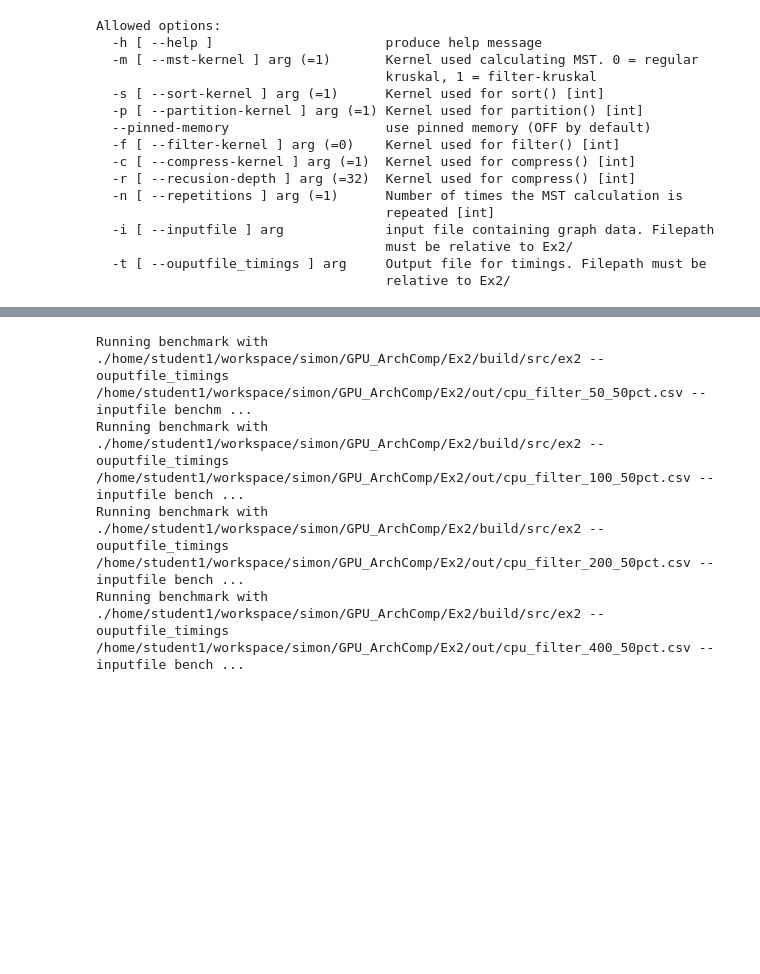
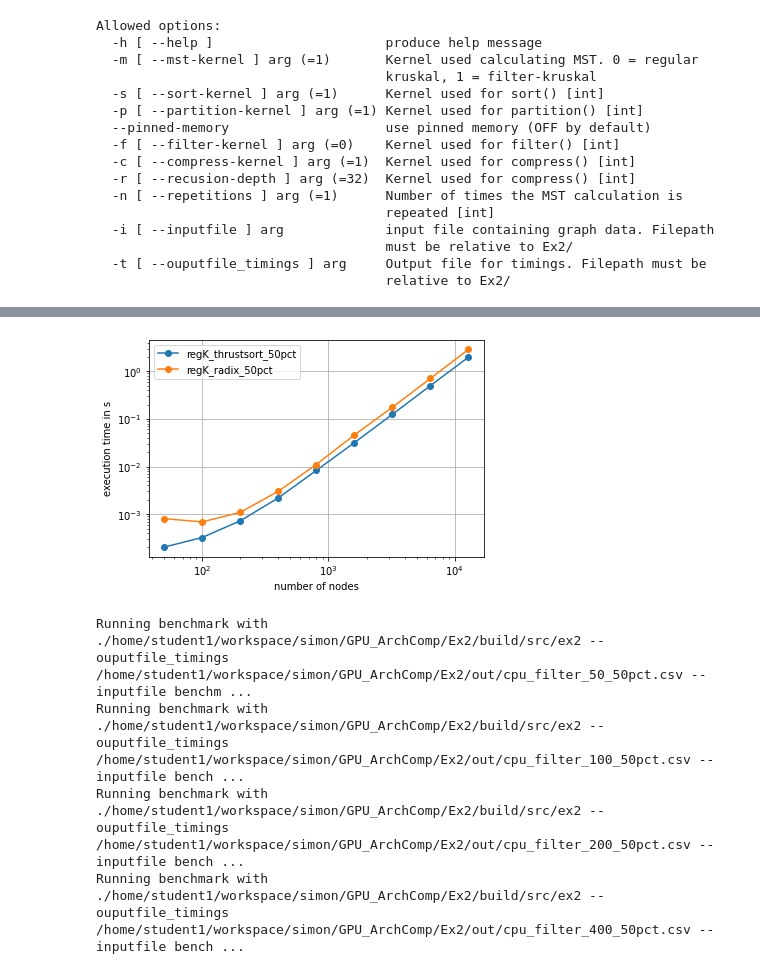
Before and after one commit to hitimr/GPU_ArchComp, a Jupyter notebook: Ex2/scripts/kruskal_benchmark.ipynb, the cells around one changed output, grey strips where cells are left out. Saved outputs shown, nothing was run; the diff lists cells and outputs as text; code cells hidden in the pictures; blank space fills up the shorter version.

```diff
--- a/Ex2/scripts/kruskal_benchmark.ipynb
+++ b/Ex2/scripts/kruskal_benchmark.ipynb
@@ -169,4 +169,4 @@ regular_kruskal_runs_d10 = get_run_list(n_nodes_list_d10, '10pct', 'filter_krusk
 regular_kruskal_runs_d50 = get_run_list(n_nodes_list_d50, '50pct', 'filter_kruskal', '-m 0')
 regular_kruskal_runs_d90 = get_run_list(n_nodes_list_d90, '90pct', 'filter_kruskal', '-m 0')
 # %%
-do_benchmark_runs(cpu_runs_d50)
+do_benchmark_runs(regK_thrustsort_runs_d50)
@@ -183,2 +173,2 @@ Running benchmark with ./home/student1/workspace/simon/GPU_ArchComp/Ex2/build/sr
 # %%
-do_benchmark_runs(filk_gpu_filter_runs_d50)
+do_benchmark_runs(regK_thrustsort_runs_d50)
@@ -195,3 +175,10 @@ Running benchmark with ./home/student1/workspace/simon/GPU_ArchComp/Ex2/build/sr
+# %%
+do_benchmark_runs(regK_radix_runs_d50)
+# %%
+plot_lines(regK_thrustsort_runs_d50 + regK_radix_runs_d50)
+plt.savefig(common.OUT_DIR / "radix_vs_thrustsort_d50.png", dpi=200)
+# %% [output]
+[figure, added]
 # %%
 do_benchmark_runs(filk_cpu_filter_runs_d50) # try with cpu partition
 # %% [output]
```
Also changed, not shown: parts of 15 cells of this notebook.
